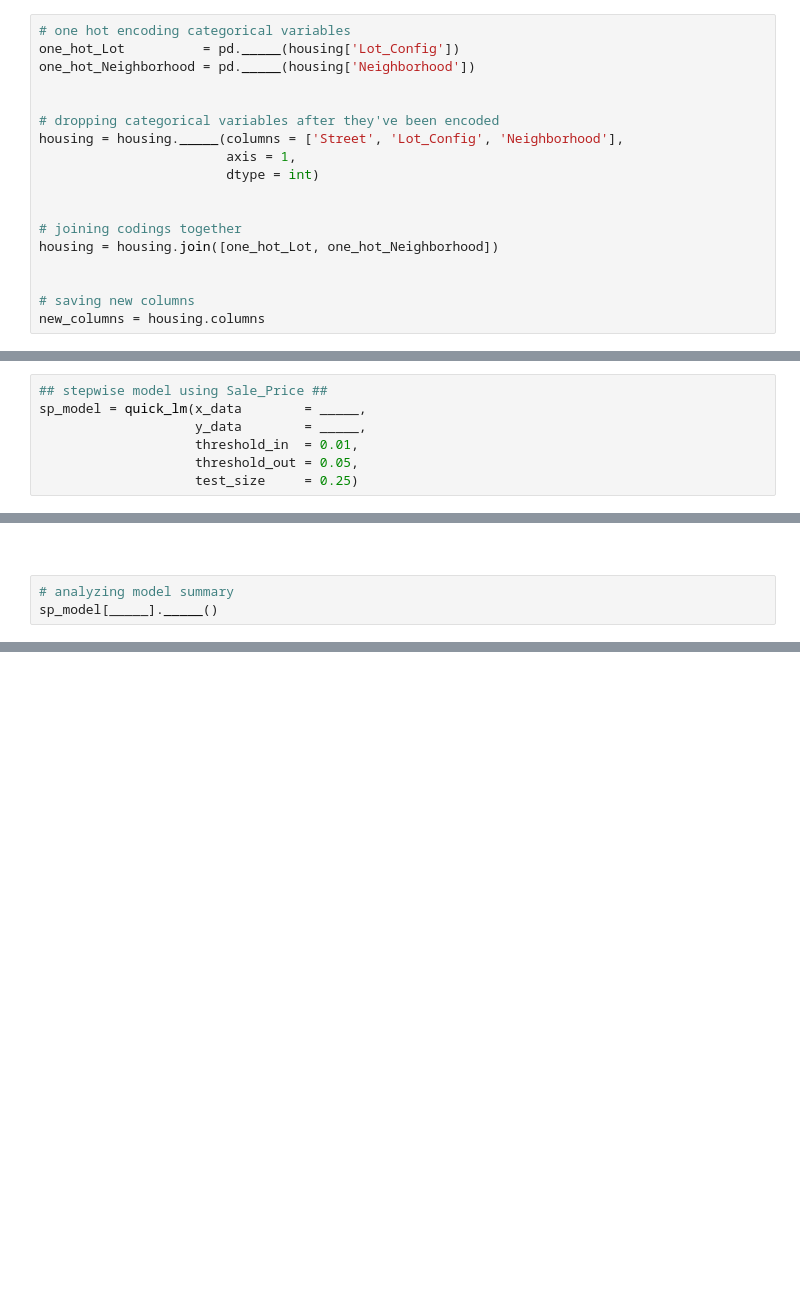
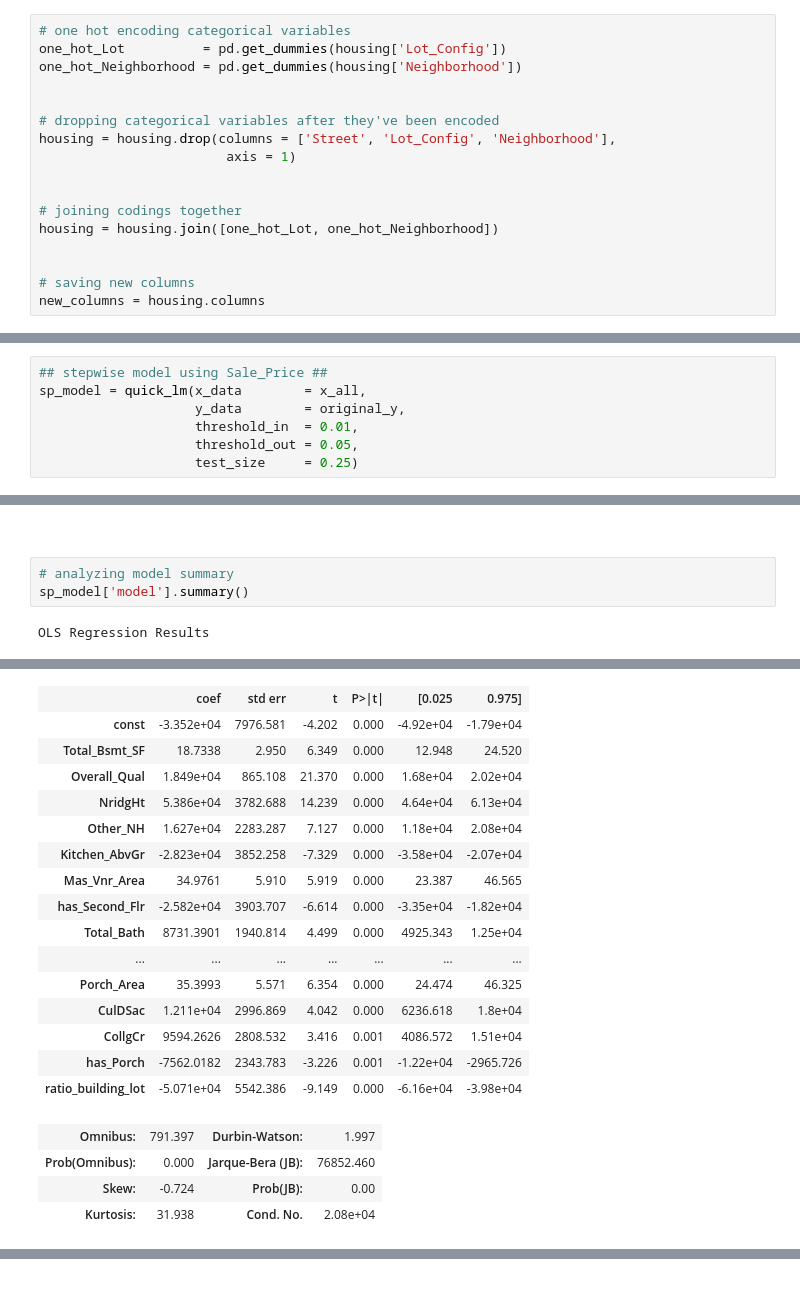
Before and after one commit to Nils0217/Efficient-Base-Modeling, a Jupyter notebook: Script 03 - Feature Engineering - Guided.ipynb, the cells around one changed output, grey strips where cells are left out. Cells and saved outputs as stored; diff of their text form; blank space fills up the shorter version.

```diff
--- a/Script 03 - Feature Engineering - Guided.ipynb
+++ b/Script 03 - Feature Engineering - Guided.ipynb
@@ -768,14 +816,13 @@ categorical_boxplots(response = 'Sale_Price',
 <strong>a)</strong> Fill in the blanks below to one hot encode each categorical feature using <em>get_dummies(&nbsp;)</em>. Then, remove the original categorical features using <em>drop(&nbsp;)</em>. Finally, merge the one hot encoded data with the original dataset using <em>join(&nbsp;)</em>. Note that running the following code more than once will generate an error because it is dropping the original categorical features.
 # %%
 # one hot encoding categorical variables
-one_hot_Lot          = pd._____(housing['Lot_Config'])
-one_hot_Neighborhood = pd._____(housing['Neighborhood'])
+one_hot_Lot          = pd.get_dummies(housing['Lot_Config'])
+one_hot_Neighborhood = pd.get_dummies(housing['Neighborhood'])
 
 
 # dropping categorical variables after they've been encoded
-housing = housing._____(columns = ['Street', 'Lot_Config', 'Neighborhood'],
-                        axis = 1,
-                        dtype = int)
+housing = housing.drop(columns = ['Street', 'Lot_Config', 'Neighborhood'],
+                        axis = 1)
 
 
 # joining codings together
@@ -886,8 +1019,8 @@ help(quick_lm)
 <br>
 # %%
 ## stepwise model using Sale_Price ##
-sp_model = quick_lm(x_data        = _____,
-                    y_data        = _____,
+sp_model = quick_lm(x_data        = x_all,
+                    y_data        = original_y,
                     threshold_in  = 0.01,
                     threshold_out = 0.05,
                     test_size     = 0.25)
@@ -895,4 +1046,6 @@ sp_model = quick_lm(x_data        = _____,
 <br>
 # %%
 # analyzing model summary
-sp_model[_____]._____()
+sp_model['model'].summary()
+# %% [output]
+OLS Regression Results
@@ -898,0 +1061,20 @@ sp_model[_____]._____()
+|  | coef | std err | t | P>|t| | [0.025 | 0.975] |
+| const | -3.352e+04 | 7976.581 | -4.202 | 0.000 | -4.92e+04 | -1.79e+04 |
+| Total_Bsmt_SF | 18.7338 | 2.950 | 6.349 | 0.000 | 12.948 | 24.520 |
+| Overall_Qual | 1.849e+04 | 865.108 | 21.370 | 0.000 | 1.68e+04 | 2.02e+04 |
+| NridgHt | 5.386e+04 | 3782.688 | 14.239 | 0.000 | 4.64e+04 | 6.13e+04 |
+| Other_NH | 1.627e+04 | 2283.287 | 7.127 | 0.000 | 1.18e+04 | 2.08e+04 |
+| Kitchen_AbvGr | -2.823e+04 | 3852.258 | -7.329 | 0.000 | -3.58e+04 | -2.07e+04 |
+| Mas_Vnr_Area | 34.9761 | 5.910 | 5.919 | 0.000 | 23.387 | 46.565 |
+| has_Second_Flr | -2.582e+04 | 3903.707 | -6.614 | 0.000 | -3.35e+04 | -1.82e+04 |
+| Total_Bath | 8731.3901 | 1940.814 | 4.499 | 0.000 | 4925.343 | 1.25e+04 |
+| ... | ... | ... | ... | ... | ... | ... |
+| Porch_Area | 35.3993 | 5.571 | 6.354 | 0.000 | 24.474 | 46.325 |
+| CulDSac | 1.211e+04 | 2996.869 | 4.042 | 0.000 | 6236.618 | 1.8e+04 |
+| CollgCr | 9594.2626 | 2808.532 | 3.416 | 0.001 | 4086.572 | 1.51e+04 |
+| has_Porch | -7562.0182 | 2343.783 | -3.226 | 0.001 | -1.22e+04 | -2965.726 |
+| ratio_building_lot | -5.071e+04 | 5542.386 | -9.149 | 0.000 | -6.16e+04 | -3.98e+04 |
+| Omnibus: | 791.397 | Durbin-Watson: | 1.997 |
+| Prob(Omnibus): | 0.000 | Jarque-Bera (JB): | 76852.460 |
+| Skew: | -0.724 | Prob(JB): | 0.00 |
+| Kurtosis: | 31.938 | Cond. No. | 2.08e+04 |
```
Also changed, not shown: parts of 24 cells of this notebook.
